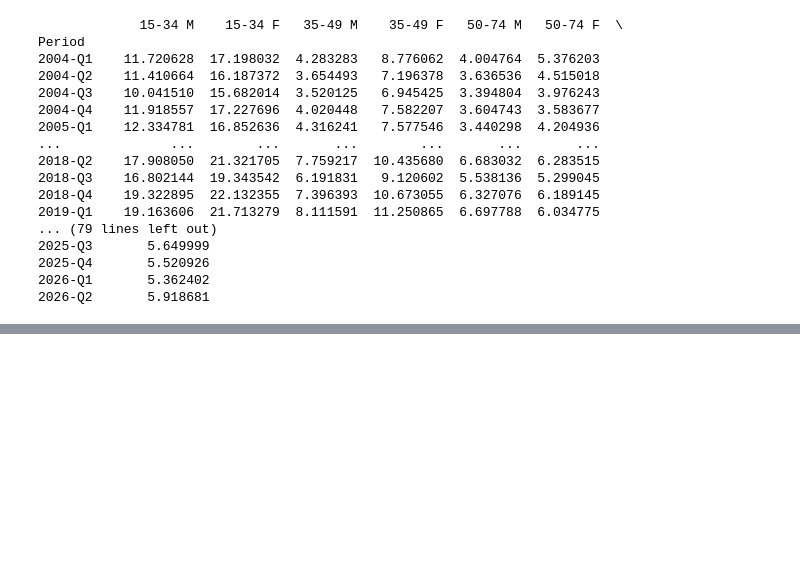
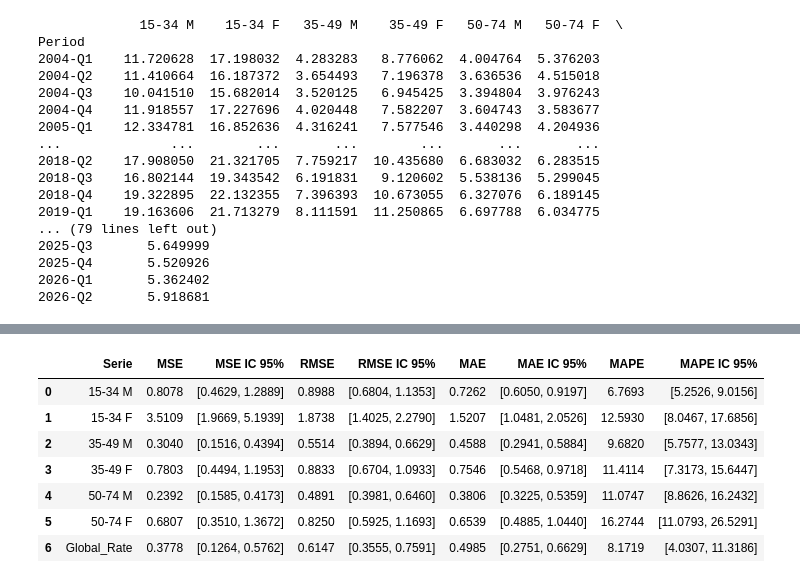
Before and after one commit to elkasegura/HYBRID_SARIMA, a Jupyter notebook: 3_LSTM.ipynb, the cells around one changed output, grey strips where cells are left out. Cells and saved outputs as stored; diff of their text form; code cells hidden in the pictures; blank space fills up the shorter version.

```diff
--- a/3_LSTM.ipynb
+++ b/3_LSTM.ipynb
@@ -257,0 +433,65 @@ Global_Rate (ok)
+# %%
+# Calcular los IC en el test set
+rng = np.random.default_rng(42)
+B = 2000
+block_size = 4
+ci_results = []
+
+for col in lstm_best_params:
+    real = test[col].to_numpy()
+    pred = np.asarray(lstm_predictions[col])
+    n = len(real)
+
+    if n < block_size:
+        raise ValueError(f"{col}: test too short for blocks of {block_size}")
+
+    metrics = {"MSE": [], "RMSE": [], "MAE": [], "MAPE": []}
+
+    for _ in range(B):
+        starts = rng.integers(0, n-block_size+1, size=int(np.ceil(n/block_size)))
+        idx = np.concatenate([np.arange(s,s+block_size) for s in starts])[:n]
+
+        y_b = real[idx]
+        p_b = pred[idx]
+        errors = y_b-p_b
+
+        mse_b = np.mean(errors**2)
+        metrics["MSE"].append(mse_b)
+        metrics["RMSE"].append(np.sqrt(mse_b))
+        metrics["MAE"].append(np.mean(np.abs(errors)))
+
+        mask = y_b != 0
+        metrics["MAPE"].append(
+            np.mean(np.abs(errors[mask]/y_b[mask]))*100
+            if mask.any() else np.nan
+        )
+
+    row = {"Serie": col}
+    point_metrics = {
+        "MSE": np.mean((real-pred)**2),
+        "RMSE": np.sqrt(np.mean((real-pred)**2)),
+        "MAE": np.mean(np.abs(real-pred)),
+        "MAPE": np.mean(np.abs((real[real!=0]-pred[real!=0])/real[real!=0]))*100 if np.any(real!=0) else np.nan
+    }
+
+    for metric, values in metrics.items():
+        lower = np.nanpercentile(values, 2.5)
+        upper = np.nanpercentile(values, 97.5)
+        row[metric] = round(point_metrics[metric], 4)
+        row[f"{metric} IC 95%"] = f"[{lower:.4f}, {upper:.4f}]"
+
+    ci_results.append(row)
+
+lstm_ci_df = pd.DataFrame(ci_results)
+(BASE/"results"/"LSTM").mkdir(parents=True, exist_ok=True)
+lstm_ci_df.to_csv(BASE/"results"/"LSTM"/"lstm_IC_test.csv", index=False)
+display(lstm_ci_df)
+# %% [output]
+|  | Serie | MSE | MSE IC 95% | RMSE | RMSE IC 95% | MAE | MAE IC 95% | MAPE | MAPE IC 95% |
+| 0 | 15-34 M | 0.8078 | [0.4629, 1.2889] | 0.8988 | [0.6804, 1.1353] | 0.7262 | [0.6050, 0.9197] | 6.7693 | [5.2526, 9.0156] |
+| 1 | 15-34 F | 3.5109 | [1.9669, 5.1939] | 1.8738 | [1.4025, 2.2790] | 1.5207 | [1.0481, 2.0526] | 12.5930 | [8.0467, 17.6856] |
+| 2 | 35-49 M | 0.3040 | [0.1516, 0.4394] | 0.5514 | [0.3894, 0.6629] | 0.4588 | [0.2941, 0.5884] | 9.6820 | [5.7577, 13.0343] |
+| 3 | 35-49 F | 0.7803 | [0.4494, 1.1953] | 0.8833 | [0.6704, 1.0933] | 0.7546 | [0.5468, 0.9718] | 11.4114 | [7.3173, 15.6447] |
+| 4 | 50-74 M | 0.2392 | [0.1585, 0.4173] | 0.4891 | [0.3981, 0.6460] | 0.3806 | [0.3225, 0.5359] | 11.0747 | [8.8626, 16.2432] |
+| 5 | 50-74 F | 0.6807 | [0.3510, 1.3672] | 0.8250 | [0.5925, 1.1693] | 0.6539 | [0.4885, 1.0440] | 16.2744 | [11.0793, 26.5291] |
+| 6 | Global_Rate | 0.3778 | [0.1264, 0.5762] | 0.6147 | [0.3555, 0.7591] | 0.4985 | [0.2751, 0.6629] | 8.1719 | [4.0307, 11.3186] |
```
Also changed, not shown: parts of 6 cells of this notebook, 8 other files.
